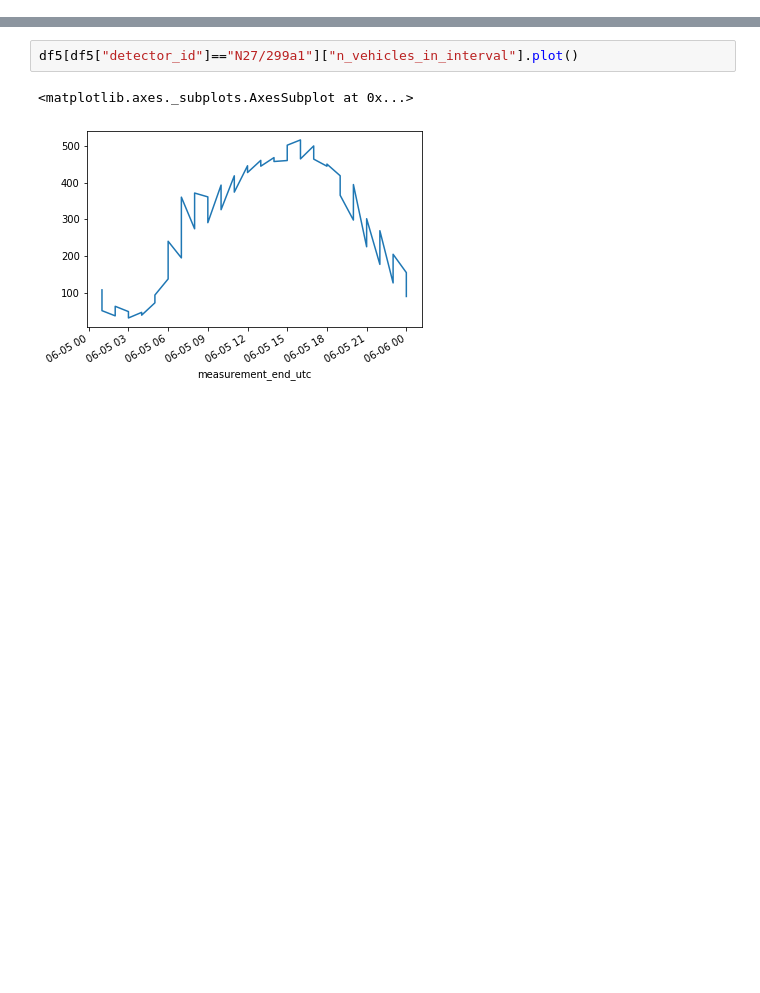
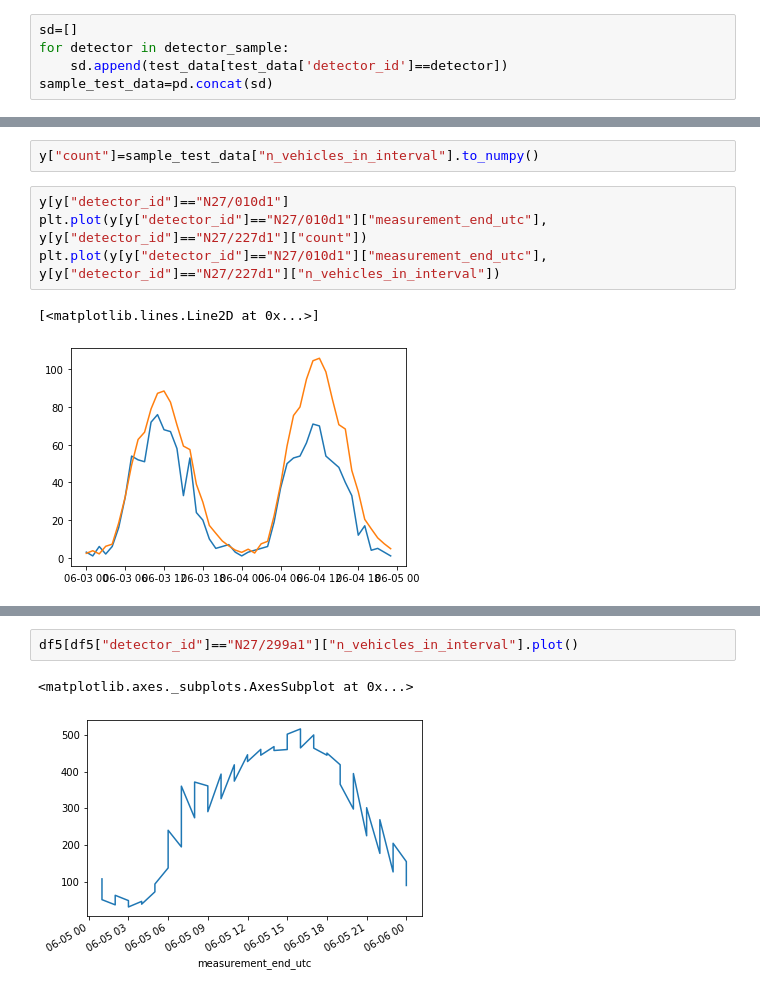
Before and after one commit to TeddyTW/SpatialScan, a Jupyter notebook: Demoing.ipynb, the cells around one changed output, grey strips where cells are left out. Cells and saved outputs as stored; diff of their text form; blank space fills up the shorter version.

```diff
--- a/Demoing.ipynb
+++ b/Demoing.ipynb
@@ -67,0 +65,5 @@ print(x/one_D['n_vehicles_in_interval'].sum())
+# %%
+sd=[]
+for detector in detector_sample:
+    sd.append(test_data[test_data['detector_id']==detector])
+sample_test_data=pd.concat(sd)
@@ -68 +86,10 @@ print(x/one_D['n_vehicles_in_interval'].sum())
+# %%
+y["count"]=sample_test_data["n_vehicles_in_interval"].to_numpy()
+# %%
+y[y["detector_id"]=="N27/010d1"]
+plt.plot(y[y["detector_id"]=="N27/010d1"]["measurement_end_utc"], y[y["detector_id"]=="N27/227d1"]["count"])
+plt.plot(y[y["detector_id"]=="N27/010d1"]["measurement_end_utc"], y[y["detector_id"]=="N27/227d1"]["n_vehicles_in_interval"])
+# %% [output]
+[<matplotlib.lines.Line2D at 0x...>]
+[figure, added]
 # %%
```
Also changed, not shown: parts of 29 cells of this notebook, 1 other file.
